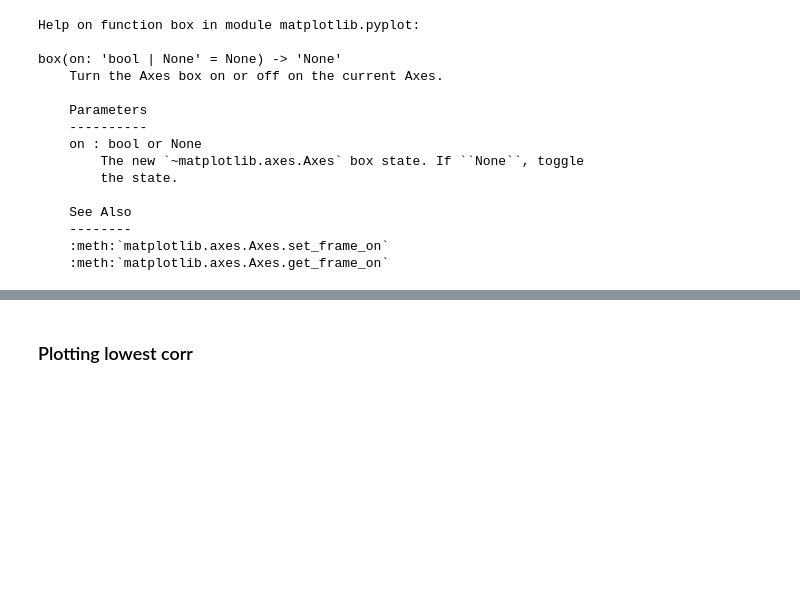
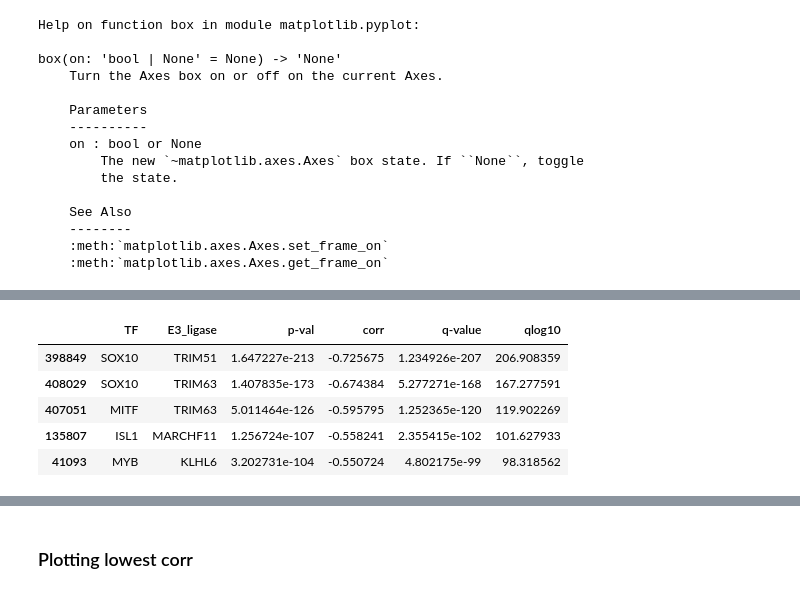
Before and after one commit to ddiannae/cancer_bootcamp25, a Jupyter notebook: tf_dependency_e3ls_expr_correlation.ipynb, the cells around one changed output, grey strips where cells are left out. Drawn from its saved outputs; the diff is of its cells as text; code cells hidden in the pictures; blank space fills up the shorter version.

```diff
--- a/tf_dependency_e3ls_expr_correlation.ipynb
+++ b/tf_dependency_e3ls_expr_correlation.ipynb
@@ -461,0 +488,9 @@ box(on: 'bool | None' = None) -> 'None'
+# %%
+correlation_df.head()
+# %% [output]
+|  | TF | E3_ligase | p-val | corr | q-value | qlog10 |
+| 398849 | SOX10 | TRIM51 | 1.647227e-213 | -0.725675 | 1.234926e-207 | 206.908359 |
+| 408029 | SOX10 | TRIM63 | 1.407835e-173 | -0.674384 | 5.277271e-168 | 167.277591 |
+| 407051 | MITF | TRIM63 | 5.011464e-126 | -0.595795 | 1.252365e-120 | 119.902269 |
+| 135807 | ISL1 | MARCHF11 | 1.256724e-107 | -0.558241 | 2.355415e-102 | 101.627933 |
+| 41093 | MYB | KLHL6 | 3.202731e-104 | -0.550724 | 4.802175e-99 | 98.318562 |
```
Also changed, not shown: parts of 10 cells of this notebook.
